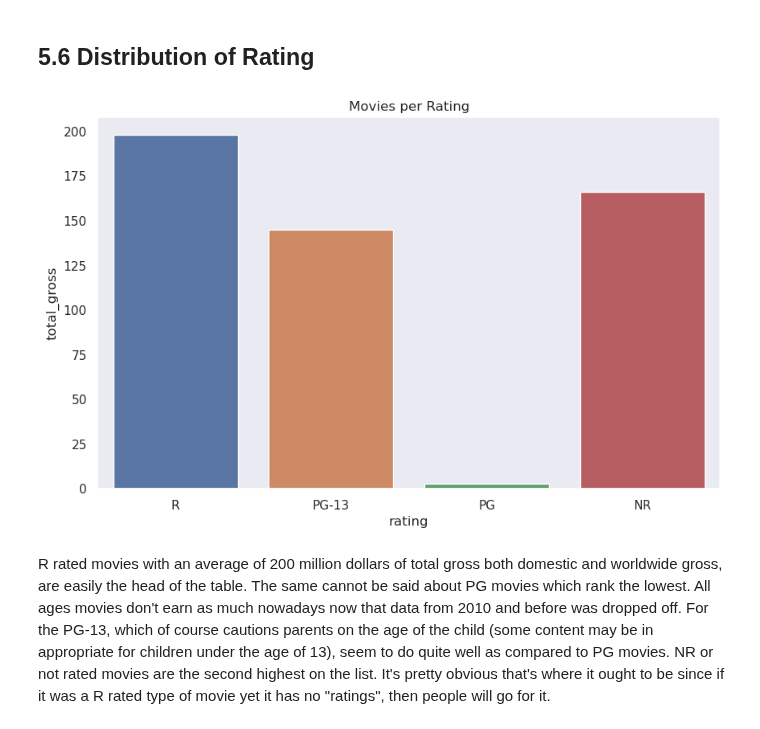
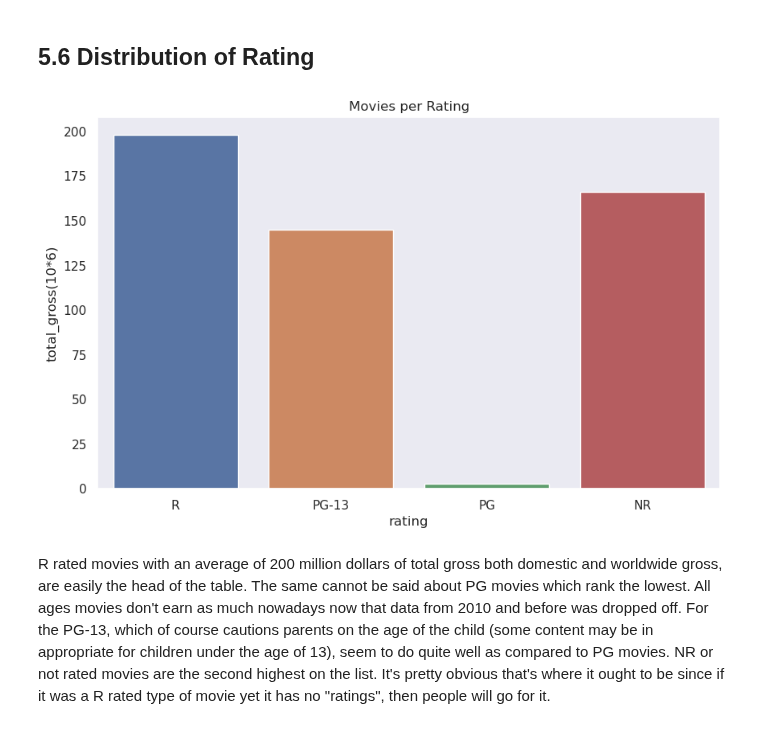
Before and after one commit to MuchiriKinyua/Microsoft-Movie-Project, a Jupyter notebook: Microsoft Movie project.ipynb, the cells around one changed output. Cells and saved outputs as stored; diff of their text form; code cells hidden in the pictures.

```diff
--- a/Microsoft Movie project.ipynb
+++ b/Microsoft Movie project.ipynb
@@ -953,21 +953,21 @@ But comparing it to the gross income 5.1, Drama/Mystery and suspense movies are
 # %% [markdown]
 ## 5.6 Distribution of  Rating
-# %%
-#Plot the figure
-fig, ax = plt.subplots(figsize = (10, 6))
-
-#plot the countplot
-sns.countplot(data = bom_and_rt, x = "rating")
-
-#plot the labels
-ax.set_title("Movies per Rating")
-ax.set_xlabel("rating")
-ax.set_ylabel("total_gross")
-
-#plot
-plt.show()
-# %% [output]
-[figure, removed]
+# %%
+#Plot the figure
+fig, ax = plt.subplots(figsize = (10, 6))
+
+#plot the countplot
+sns.countplot(data = bom_and_rt, x = "rating")
+
+#plot the labels
+ax.set_title("Movies per Rating")
+ax.set_xlabel("rating")
+ax.set_ylabel("total_gross(10*6)")
+
+#plot
+plt.show()
+# %% [output]
+[figure, added]
 # %% [markdown]
 R rated movies with an average of 200 million dollars of total gross both domestic and worldwide gross, are easily the head of the table. </br>
 The same cannot be said about PG movies which rank the lowest. All ages movies don't earn as much nowadays now that data from 2010 and before was dropped off. </br>
```
Also changed, not shown: parts of 23 cells of this notebook, 1 other file.
